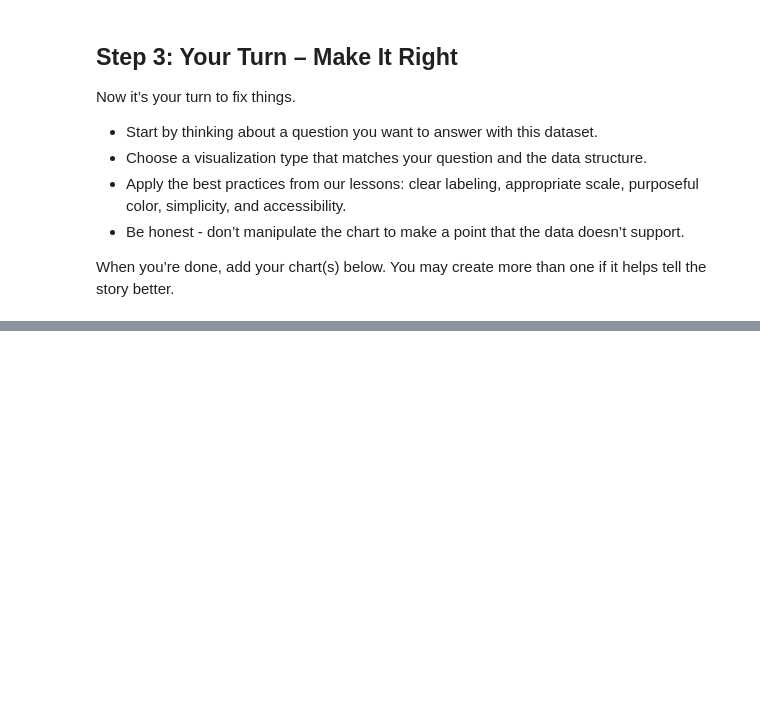
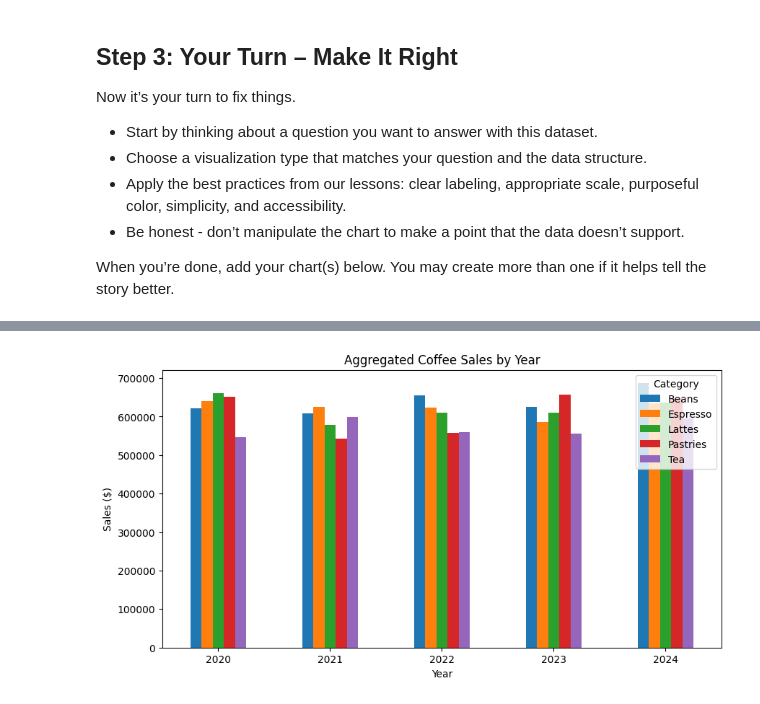
Before and after one commit to sithid/DA_M3_DataVizChallenge, a Jupyter notebook: data_viz_ethics_challenge.ipynb, the cells around one changed output, grey strips where cells are left out. Drawn from its saved outputs; the diff is of its cells as text; code cells hidden in the pictures; blank space fills up the shorter version.

```diff
--- a/data_viz_ethics_challenge.ipynb
+++ b/data_viz_ethics_challenge.ipynb
@@ -88,0 +105,16 @@ When you’re done, add your chart(s) below. You may create more than one if it
+# %%
+sales_summary = coffee_df.pivot_table(
+    index='Year',
+    columns='Category',
+    values='Sales',
+    aggfunc='sum'
+)
+
+sales_summary.plot(kind='bar', figsize=(10, 5), rot=0)
+
+plt.title("Aggregated Coffee Sales by Year")
+plt.ylabel("Sales ($)")
+plt.xlabel("Year")
+plt.show()
+# %% [output]
+[figure, added]
```
Also changed, not shown: parts of 3 cells of this notebook.
